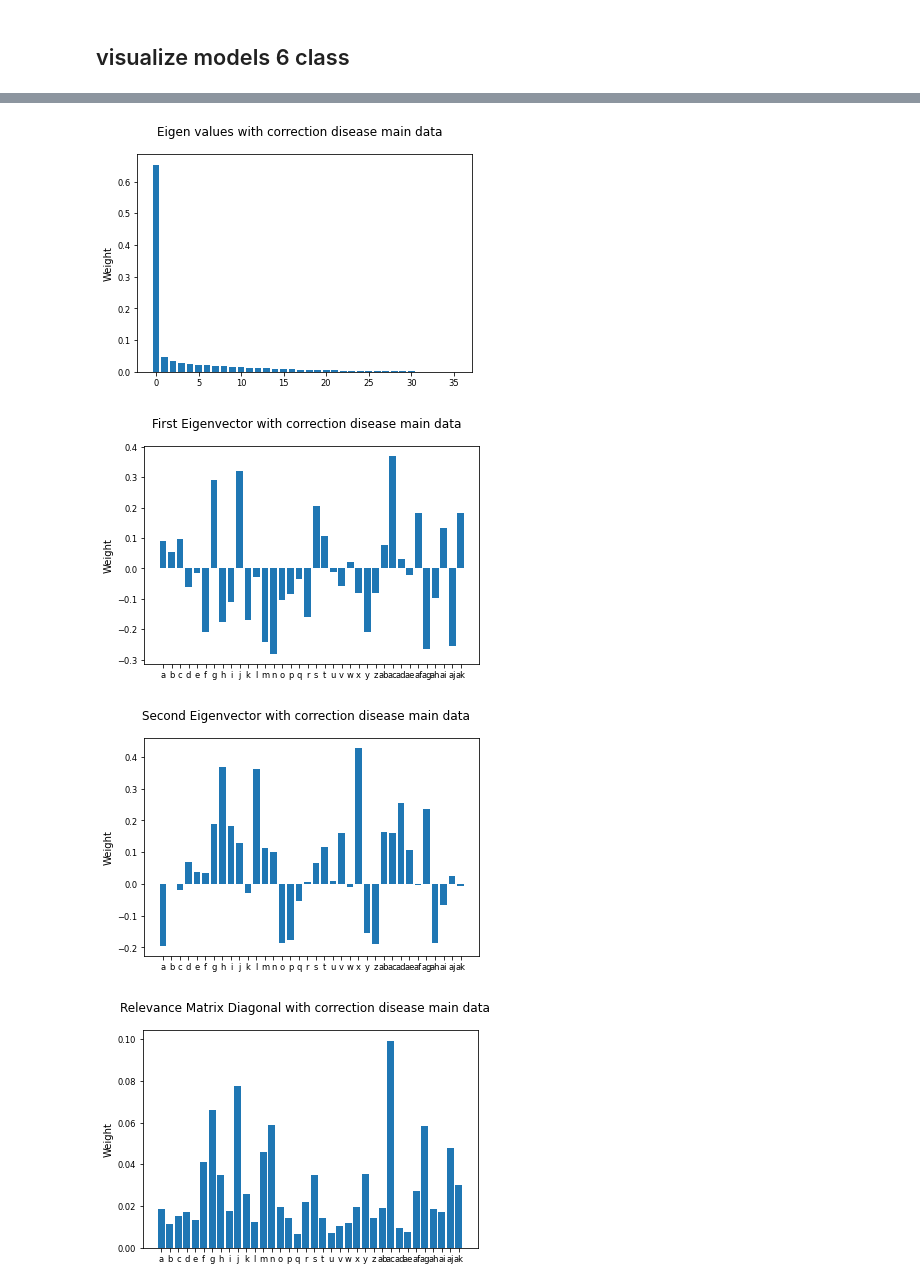
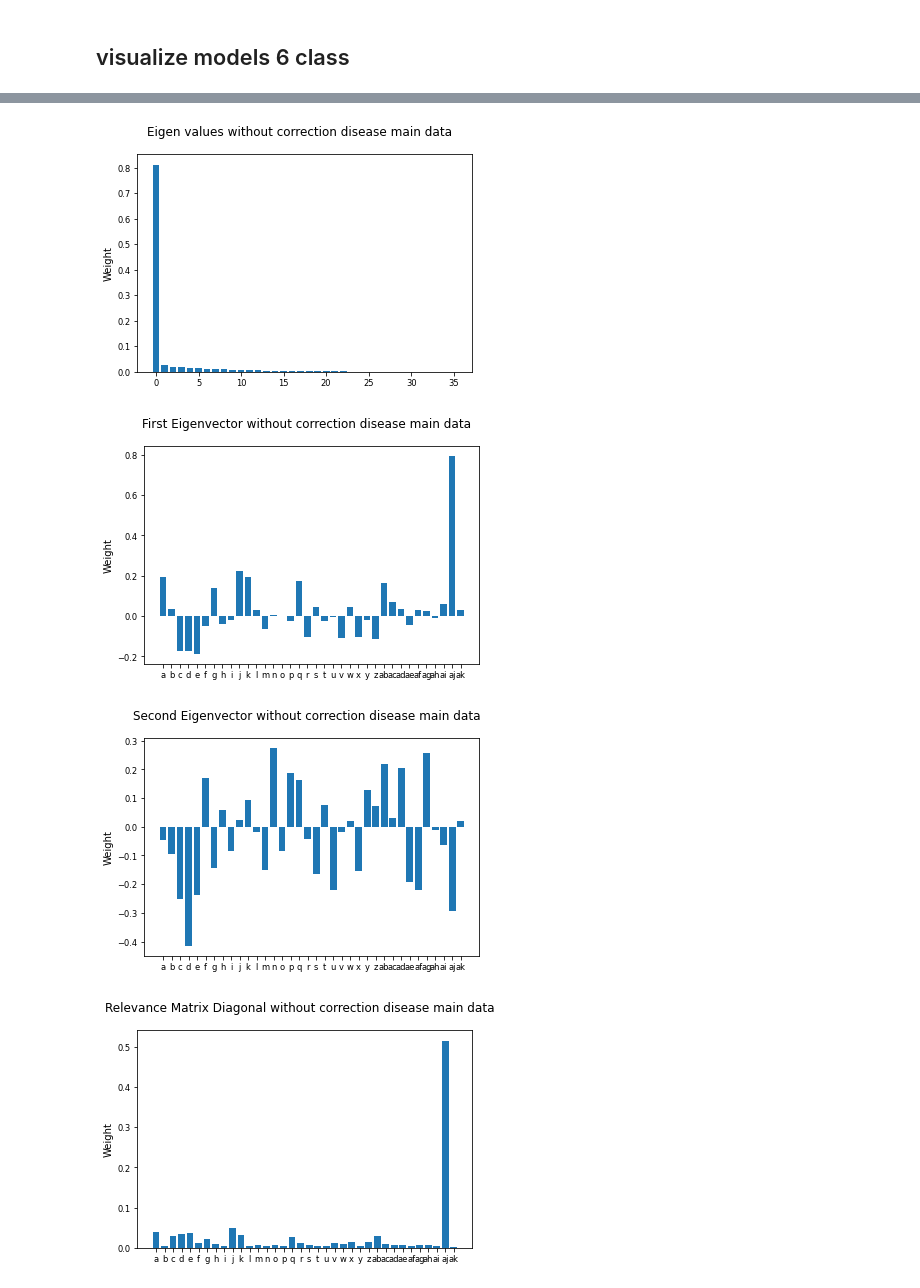
Before and after one commit to NehaBari/Masters-Thesis-2021, a Jupyter notebook: PDearlylate.ipynb, the cells around one changed output, grey strips where cells are left out. Drawn from its saved outputs; the diff is of its cells as text; code cells hidden in the pictures.

```diff
--- a/PDearlylate.ipynb
+++ b/PDearlylate.ipynb
@@ -83,7 +83,7 @@ def model_definition_center():
     activation_params={"beta": 2},
         #wgd
     solver_type="wgd",
-    solver_params={"max_runs": 50,"step_size": np.array([0.1, 0.05]),"callback": logger},
+    solver_params={"max_runs": 50,"step_size": np.array([0.07, 0.05]),"callback": logger},
     #solver_params={"max_runs": 10,"batch_size":1,"step_size": np.array([0.1, 0.05])},
     random_state=1428,)
 
@@ -389,7 +398,7 @@ The sum of the digonal of the center relevance matrix
 ## center data fitting (3 class)
 # %%
 
-diseasemodel,datamatrix1,labelmatrix1,scalars2,testlabelsd,predictedd,probabiltiesd,laeblscored,testing_indicesD,training_indicesD  = train_modelkfold(finaldatadisease,Finallabelsdisease,True,correctionmatrix1,10,scalar)
+diseasemodel,datamatrix1,labelmatrix1,scalars2,testlabelsd,predictedd,probabiltiesd,laeblscored,testing_indicesD,training_indicesD  = train_modelkfold(finaldatadisease,Finallabelsdisease,True,None,10,scalar)
 
 average_lambda_disease = calculate_lambda(diseasemodel,10)
 
@@ -1043,8 +1161,8 @@ ploteigenvalues(modeld.eigenvalues_,modeld.eigenvectors_,modeld.lambda_,'disease
 # %%
-ploteigenvalues(eigenvaluesdisease,eigenvectorsdisease,average_lambda_disease,'disease')
+ploteigenvalueswithout(eigenvaluesdisease,eigenvectorsdisease,average_lambda_disease,'disease')
 # %% [output]
-[figure, old version]
+[figure, new version]
-[figure, old version]
+[figure, new version]
-[figure, old version]
+[figure, new version]
-[figure, old version]
+[figure, new version]
 # %%
```
Also changed, not shown: parts of 28 cells of this notebook.
